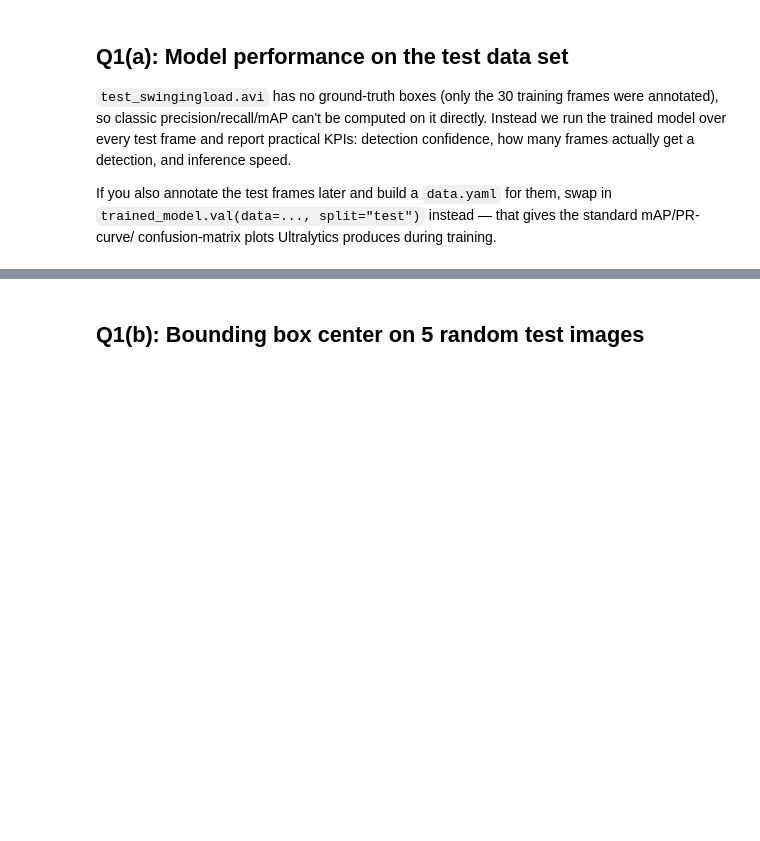
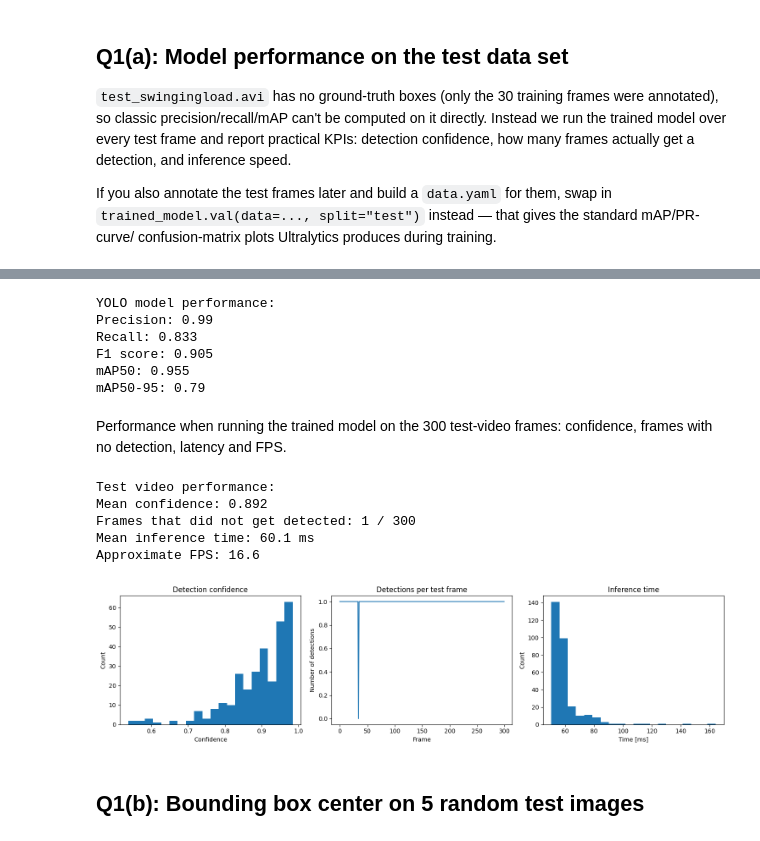
Before and after one commit to hedheddaw-stack/MAS512_Group9, a Jupyter notebook: MAS512_assignment1_gr9.ipynb, the cells around one changed output, grey strips where cells are left out. Cells and saved outputs as stored; diff of their text form; code cells hidden in the pictures; blank space fills up the shorter version.

```diff
--- a/MAS512_assignment1_gr9.ipynb
+++ b/MAS512_assignment1_gr9.ipynb
@@ -298,0 +247,24 @@ Mean inference time: 69.7 ms
+# %%
+# Main YOLO performance metrics
+
+precision = metrics.box.mp
+recall = metrics.box.mr
+f1_score = metrics.box.f1[0]
+map50 = metrics.box.map50
+map50_95 = metrics.box.map
+
+print("YOLO model performance:")
+print("Precision:", round(precision, 3))
+print("Recall:", round(recall, 3))
+print("F1 score:", round(f1_score, 3))
+print("mAP50:", round(map50, 3))
+print("mAP50-95:", round(map50_95, 3))
+# %% [output]
+YOLO model performance:
+Precision: 0.99
+Recall: 0.833
+F1 score: 0.905
+mAP50: 0.955
+mAP50-95: 0.79
+# %% [markdown]
+Performance when running the trained model on the 300 test-video frames: confidence, frames with no detection, latency and FPS.
@@ -299,3 +303,46 @@ Mean inference time: 69.7 ms
+# %%
+# Calculate test-video performance values
+
+mean_confidence = np.mean(confidence_values)
+no_detection_frames = detections_per_frame.count(0)
+mean_inference_time = np.mean(inference_times)
+fps = 1000 / mean_inference_time
+
+print("Test video performance:")
+print("Mean confidence:", round(mean_confidence, 3))
+print("Frames that did not get detected:", no_detection_frames, "/", len(test_images))
+print("Mean inference time:", round(mean_inference_time, 1), "ms")
+print("Approximate FPS:", round(fps, 1))
+
+
+# Plot the results
+
+fig, axes = plt.subplots(1, 3, figsize=(15, 4))
+
+axes[0].hist(confidence_values, bins=20)
+axes[0].set_title("Detection confidence")
+axes[0].set_xlabel("Confidence")
+axes[0].set_ylabel("Count")
+
+axes[1].plot(detections_per_frame)
+axes[1].set_title("Detections per test frame")
+axes[1].set_xlabel("Frame")
+axes[1].set_ylabel("Number of detections")
+
+axes[2].hist(inference_times, bins=20)
+axes[2].set_title("Inference time")
+axes[2].set_xlabel("Time [ms]")
+axes[2].set_ylabel("Count")
+
+plt.tight_layout()
+plt.show()
+# %% [output]
+Test video performance:
+Mean confidence: 0.892
+Frames that did not get detected: 1 / 300
+Mean inference time: 60.1 ms
+Approximate FPS: 16.6
+[figure, added]
 # %% [markdown]
 ## Q1(b): Bounding box center on 5 random test images
 # %%
```
Also changed, not shown: parts of 24 cells of this notebook.
